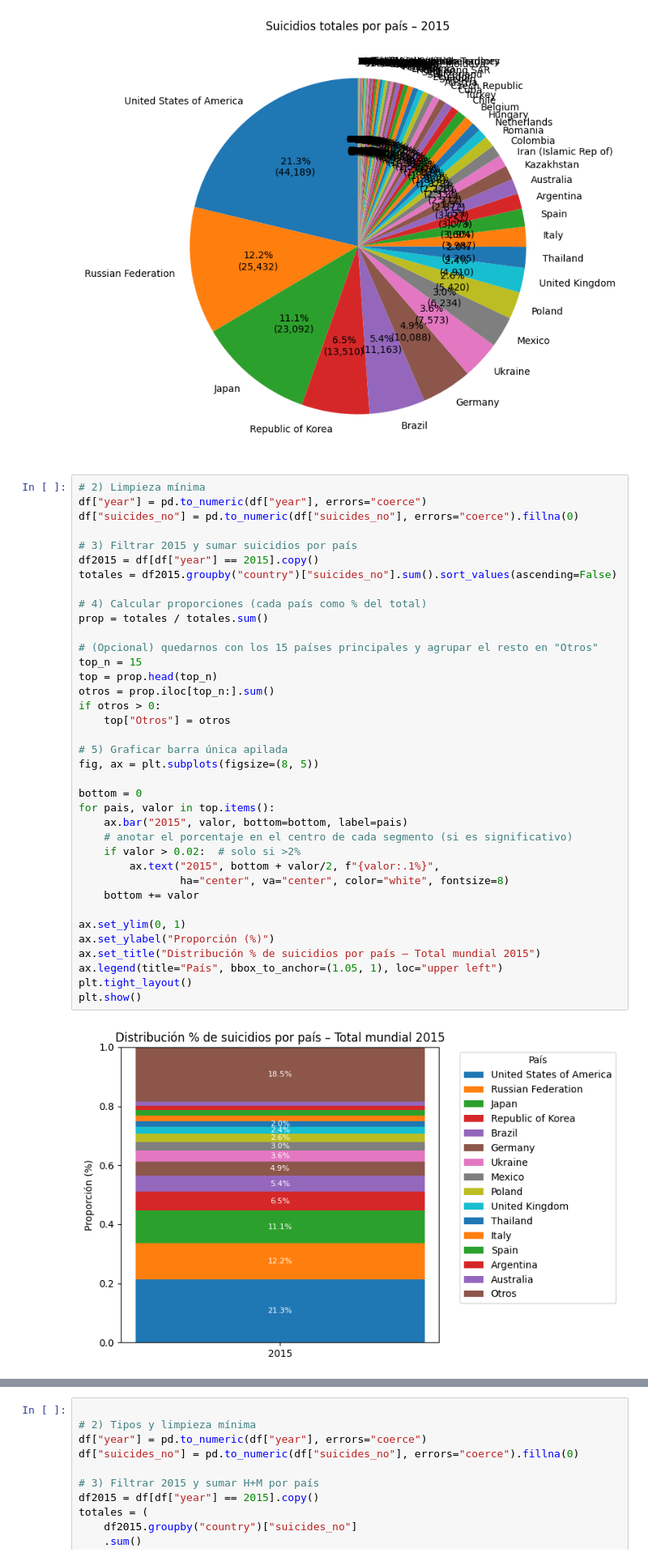
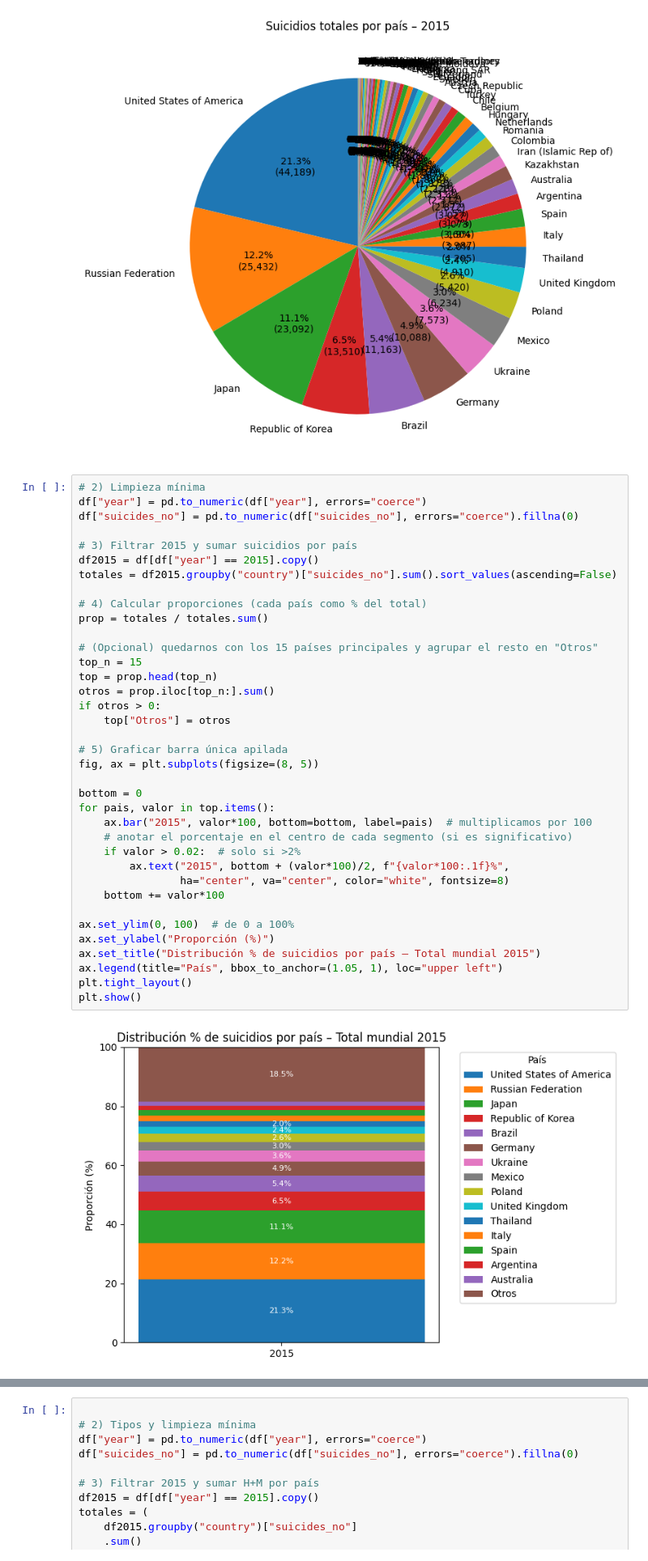
Before and after one commit to vicenadm04/suicidios, a Jupyter notebook: suicide_statics.ipynb, the cells around one changed output, grey strips where cells are left out. Shown at 81% size. Cells and saved outputs as stored; diff of their text form.

```diff
--- a/suicide_statics.ipynb
+++ b/suicide_statics.ipynb
@@ -187,36 +187,36 @@ df["suicides_no"] = pd.to_numeric(df["suicides_no"], errors="coerce").fillna(0)
 
 # 3) Filtrar 2015 y sumar suicidios por país
 df2015 = df[df["year"] == 2015].copy()
 totales = df2015.groupby("country")["suicides_no"].sum().sort_values(ascending=False)
 
 # 4) Calcular proporciones (cada país como % del total)
 prop = totales / totales.sum()
 
 # (Opcional) quedarnos con los 15 países principales y agrupar el resto en "Otros"
 top_n = 15
 top = prop.head(top_n)
 otros = prop.iloc[top_n:].sum()
 if otros > 0:
     top["Otros"] = otros
 
 # 5) Graficar barra única apilada
 fig, ax = plt.subplots(figsize=(8, 5))
 
 bottom = 0
 for pais, valor in top.items():
-    ax.bar("2015", valor, bottom=bottom, label=pais)
+    ax.bar("2015", valor*100, bottom=bottom, label=pais)  # multiplicamos por 100
     # anotar el porcentaje en el centro de cada segmento (si es significativo)
     if valor > 0.02:  # solo si >2%
-        ax.text("2015", bottom + valor/2, f"{valor:.1%}",
+        ax.text("2015", bottom + (valor*100)/2, f"{valor*100:.1f}%",
                 ha="center", va="center", color="white", fontsize=8)
-    bottom += valor
+    bottom += valor*100
 
-ax.set_ylim(0, 1)
+ax.set_ylim(0, 100)  # de 0 a 100%
 ax.set_ylabel("Proporción (%)")
 ax.set_title("Distribución % de suicidios por país – Total mundial 2015")
 ax.legend(title="País", bbox_to_anchor=(1.05, 1), loc="upper left")
 plt.tight_layout()
 plt.show()
 # %% [output]
-[figure, old version]
+[figure, new version]
 # %%
```
Also changed, not shown: parts of 10 cells of this notebook.
